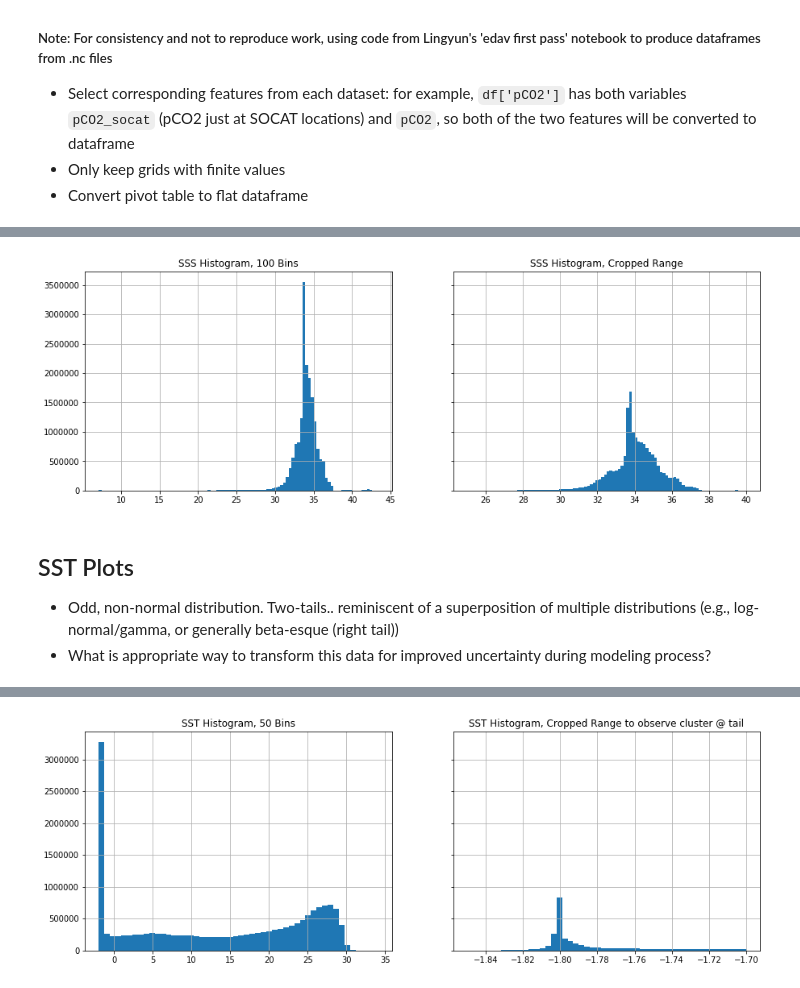
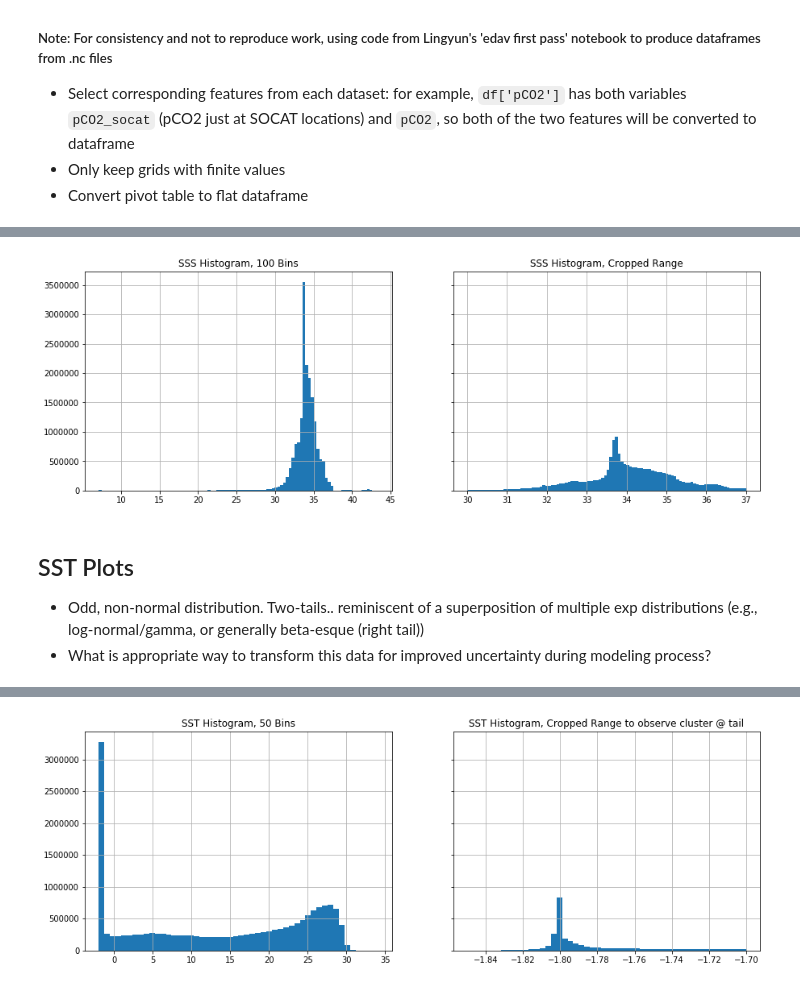
Before and after one commit to manksh/ocean-co2-absorption, a Jupyter notebook: notebooks/CG_edav.ipynb, the cells around one changed output, grey strips where cells are left out. Saved outputs shown, nothing was run; the diff lists cells and outputs as text; code cells hidden in the pictures.

```diff
--- a/notebooks/CG_edav.ipynb
+++ b/notebooks/CG_edav.ipynb
@@ -32,7 +36,8 @@ This contains model output from member 001 of the CESM large ensemble which can
 # %% [markdown]
 # Read each feature
 # %%
-DATA_DIR = 'C:\\Users\\goyetc\\ocean-co2-absorption\\data'
+#DATA_DIR = 'C:\\Users\\goyetc\\ocean-co2-absorption\\data'
+DATA_DIR = '/Users/cg/co2/'
 dataset_names = {'pCO2': 'pCO2_2D_mon_CESM001_1x1_198201-201701.nc',
                  'XCO2': 'XCO2_1D_mon_CESM001_native_198201-201701.nc',
                  'SST': 'SST_2D_mon_CESM001_1x1_198201-201701.nc',
@@ -74,17 +109,17 @@ for dataset in ds.keys():
 # %%
 fig, axs = plt.subplots(1,2,sharey=True, figsize =[15,5])
 
 df['SSS']['SSS'].hist(ax=axs[0],bins=100).set_title('SSS Histogram, 100 Bins')
-df['SSS']['SSS'].hist(ax=axs[1],bins=100,range=(25,40)).set_title('SSS Histogram, Cropped Range')
+df['SSS']['SSS'].hist(ax=axs[1],bins=100,range=(30,37)).set_title('SSS Histogram, Cropped Range')
 
 fig.show()
 
 #plt.hist(df['SSS']['SSS'], 100)
 #plt.title('SSS')
 #plt.show()
 # %% [output]
-[figure, old version]
+[figure, new version]
 # %% [markdown]
 ## SST Plots
-* Odd, non-normal distribution. Two-tails.. reminiscent of a superposition of multiple distributions (e.g., log-normal/gamma, or generally beta-esque (right tail))
+* Odd, non-normal distribution. Two-tails.. reminiscent of a superposition of multiple exp distributions (e.g., log-normal/gamma, or generally beta-esque (right tail))
 * What is appropriate way to transform this data for improved uncertainty during modeling process?
```
Also changed, not shown: parts of 29 cells of this notebook, 1 other file.
